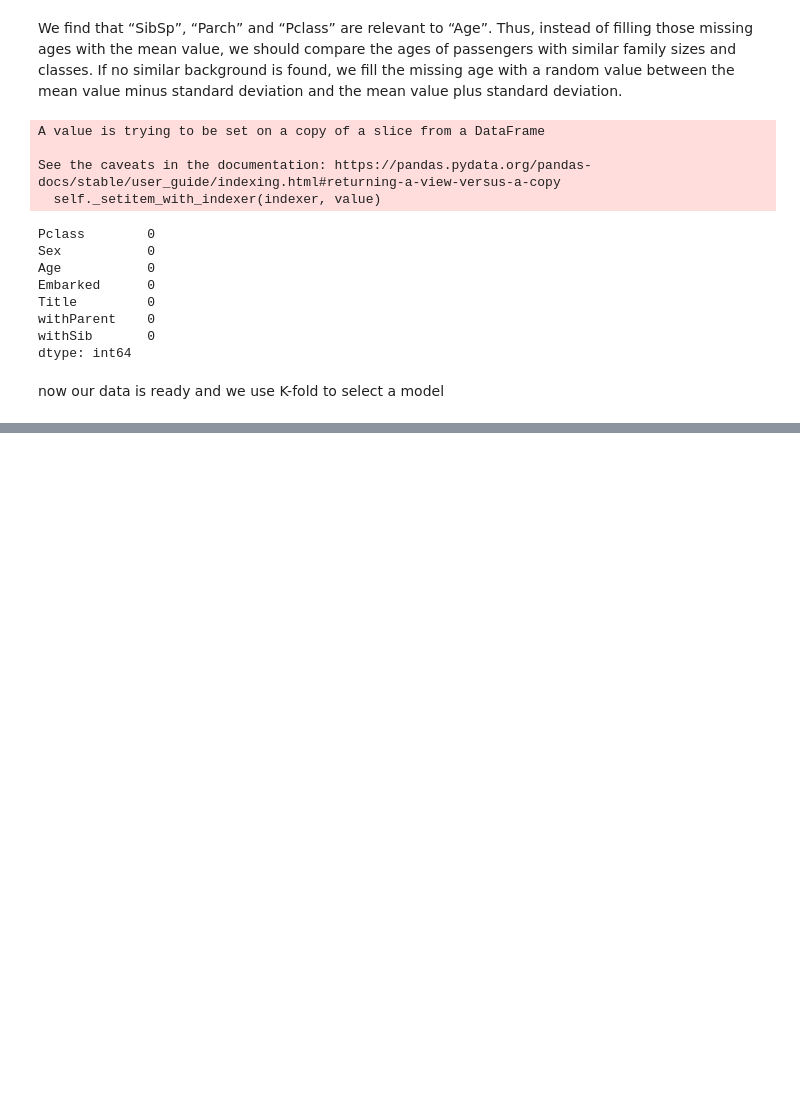
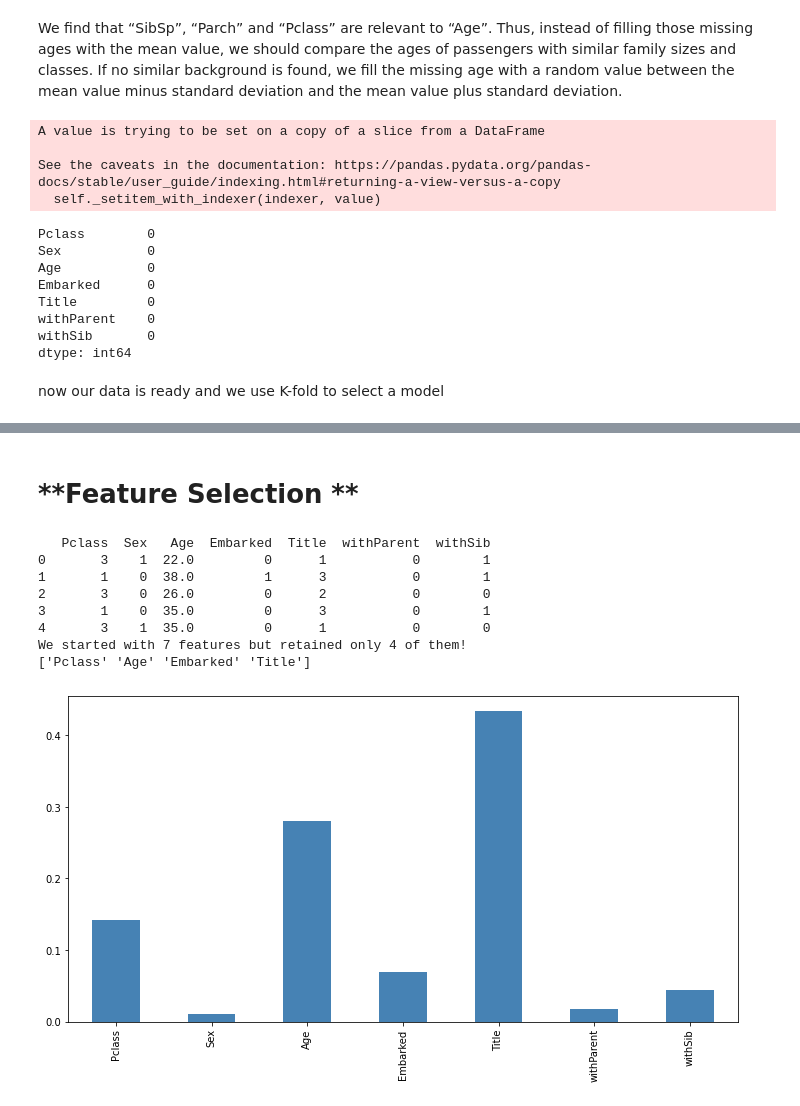
Before and after one commit to learningwithkamal/ML_Basics, a Jupyter notebook: Feature_engineering.ipynb, the cells around one changed output, grey strips where cells are left out. Drawn from its saved outputs; the diff is of its cells as text; code cells hidden in the pictures; blank space fills up the shorter version.

```diff
--- a/Feature_engineering.ipynb
+++ b/Feature_engineering.ipynb
@@ -254,0 +255,37 @@ for name, model in models:
+# %% [markdown]
+# **Feature Selection **
+# %%
+clf = DecisionTreeClassifier()
+clf.fit(X_learning, Y_learning)
+Titanic_df_modified = titanic_df.drop(['SibSp', 'Parch', 'Fare', 'Fare_log', 'PassengerId','Age_wiki','Class'], axis=1)
+pd.Series(clf.feature_importances_, index=Titanic_df_modified.columns[1:]).plot.bar(color='steelblue', figsize=(12, 6))
+
+
+
+from sklearn.feature_selection import SelectFromModel
+
+clf = DecisionTreeClassifier()
+
+
+# median (resp. the mean) of the feature importances
+trans = SelectFromModel(clf, threshold='median')
+
+
+titanic_X_trans = trans.fit_transform(X_learning, Y_learning)
+print (X_learning.head(5))
+
+
+print("We started with {0} features but retained only {1} of them!".format(X_learning.shape[1] , titanic_X_trans.shape[1]))
+
+columns_retained_FromMode = Titanic_df_modified.iloc[:, 1:].columns[trans.get_support()].values
+print (columns_retained_FromMode)
+# %% [output]
+   Pclass  Sex   Age  Embarked  Title  withParent  withSib
+0       3    1  22.0         0      1           0        1
+1       1    0  38.0         1      3           0        1
+2       3    0  26.0         0      2           0        0
+3       1    0  35.0         0      3           0        1
+4       3    1  35.0         0      1           0        0
+We started with 7 features but retained only 4 of them!
+['Pclass' 'Age' 'Embarked' 'Title']
+[figure, added]
```
Also changed, not shown: parts of 9 cells of this notebook.
